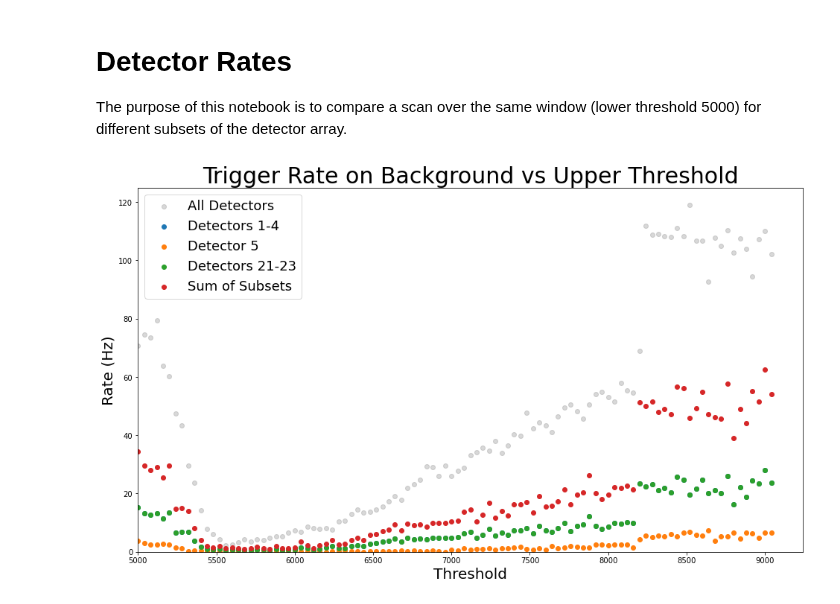
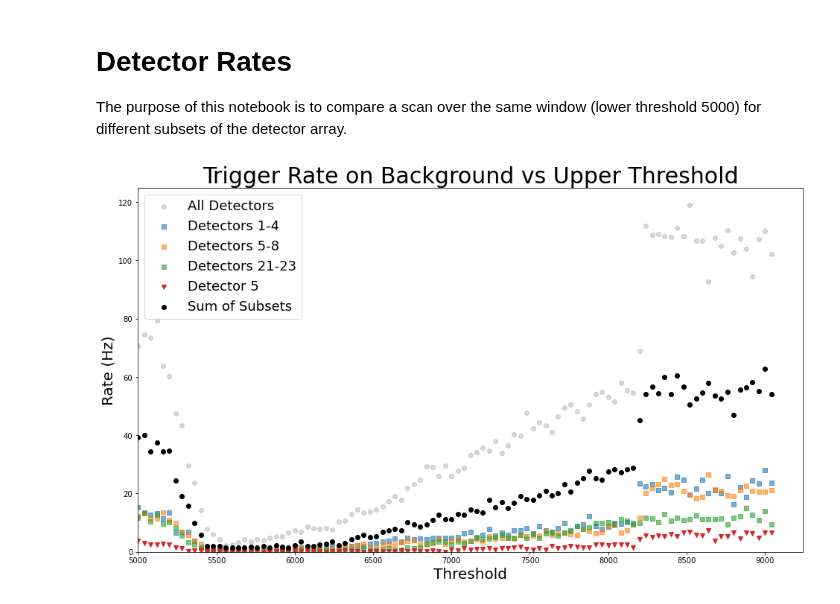
Before and after one commit to villano-lab/NaI_Array_Firmware, a Jupyter notebook: test_firmwares/UniversalTrigger1/Detector_Rates.ipynb, the cells around one changed output. Drawn from its saved outputs; the diff is of its cells as text; code cells hidden in the pictures.

```diff
--- a/test_firmwares/UniversalTrigger1/Detector_Rates.ipynb
+++ b/test_firmwares/UniversalTrigger1/Detector_Rates.ipynb
@@ -9,30 +9,32 @@ import matplotlib.pyplot as plt
 #Import data
 detall = pd.read_csv('data/NaIscanwindow_20220426_4_out.csv')
 det1_4 = pd.read_csv('data/NaIscanwindow_20220503_Det1-4_out.csv')
+det5_8 = pd.read_csv('data/NaIscanwindow_20220503_Det5-8_out.csv')
+det21_23 = pd.read_csv('data/NaIscanwindow_20220503_Det21-23_out.csv')
+
 det5 = pd.read_csv('data/NaIscanwindow_20220503_Det5_out.csv')
 
-det21_23 = pd.read_csv('data/NaIscanwindow_20220503_Det1-4_out.csv')
-
 x = detall.iloc[:,0]
-detsum_y = det1_4.iloc[:,1] + det5.iloc[:,1] + det21_23.iloc[:,1]
+detsum_y = det1_4.iloc[:,1] + det5_8.iloc[:,1] + det21_23.iloc[:,1]
 # %%
 plt.figure(figsize=(16,9))
 
 plt.scatter(x,detall.iloc[:,1],label="All Detectors",alpha=0.3,color='grey')
-plt.scatter(x,det1_4.iloc[:,1],label="Detectors 1-4")
-plt.scatter(x,det5.iloc[:,1],label="Detector 5")
-plt.scatter(x,det21_23.iloc[:,1],label="Detectors 21-23")
+plt.scatter(x,det1_4.iloc[:,1],label="Detectors 1-4",alpha=0.6,marker='s')
+plt.scatter(x,det5_8.iloc[:,1],label="Detectors 5-8",alpha=0.6,marker='s')
+plt.scatter(x,det21_23.iloc[:,1],label="Detectors 21-23",alpha=0.6,marker='s')
+plt.scatter(x,det5.iloc[:,1],label="Detector 5",marker='v')
 plt.scatter(x,detsum_y,label="Sum of Subsets",color='black')
 
 plt.xlabel("Threshold",size=20)
 plt.ylabel("Rate (Hz)",size=20)
 plt.title("Trigger Rate on Background vs Upper Threshold",size=30)
 plt.rc('xtick', labelsize=16) #fontsize of the x tick labels
 plt.rc('ytick', labelsize=16) #fontsize of the y tick labels
 plt.xlim(5000)
 plt.ylim(0)
 
 plt.legend(fontsize=18)
 plt.show()
 # %% [output]
-[figure, old version]
+[figure, new version]
```
Also changed, not shown: 1 other file.
